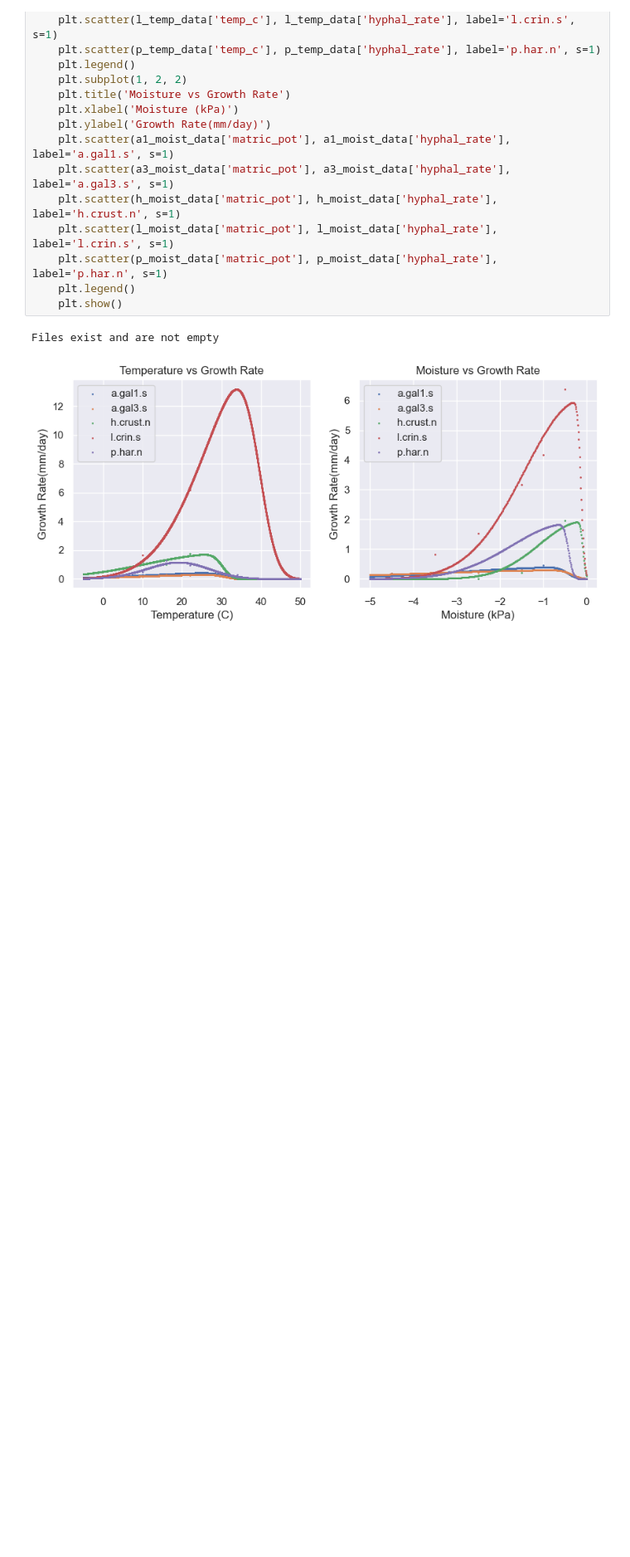
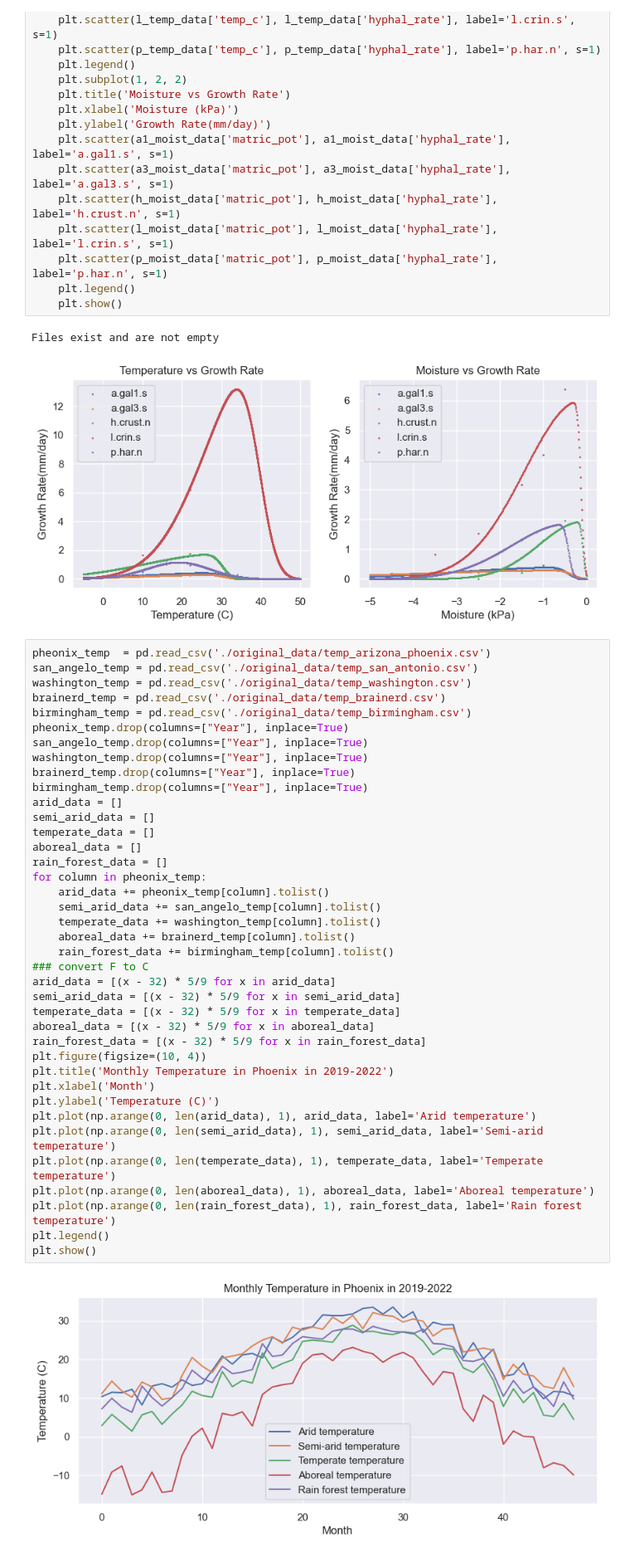
Before and after one commit to SILENT-GUO/MCM_works, a Jupyter notebook: 2021TaskA/dataPreProcessing.ipynb, the cells around one changed output. Shown at 83% size. Saved outputs shown, nothing was run; the diff lists cells and outputs as text; blank space fills up the shorter version.

```diff
--- a/2021TaskA/dataPreProcessing.ipynb
+++ b/2021TaskA/dataPreProcessing.ipynb
@@ -156,3 +156,44 @@ else:
 # %% [output]
 Files exist and are not empty
 [figure]
+# %%
+pheonix_temp  = pd.read_csv('./original_data/temp_arizona_phoenix.csv')
+san_angelo_temp = pd.read_csv('./original_data/temp_san_antonio.csv')
+washington_temp = pd.read_csv('./original_data/temp_washington.csv')
+brainerd_temp = pd.read_csv('./original_data/temp_brainerd.csv')
+birmingham_temp = pd.read_csv('./original_data/temp_birmingham.csv')
+pheonix_temp.drop(columns=["Year"], inplace=True)
+san_angelo_temp.drop(columns=["Year"], inplace=True)
+washington_temp.drop(columns=["Year"], inplace=True)
+brainerd_temp.drop(columns=["Year"], inplace=True)
+birmingham_temp.drop(columns=["Year"], inplace=True)
+arid_data = []
+semi_arid_data = []
+temperate_data = []
+aboreal_data = []
+rain_forest_data = []
+for column in pheonix_temp:
+    arid_data += pheonix_temp[column].tolist()
+    semi_arid_data += san_angelo_temp[column].tolist()
+    temperate_data += washington_temp[column].tolist()
+    aboreal_data += brainerd_temp[column].tolist()
+    rain_forest_data += birmingham_temp[column].tolist()
+### convert F to C
+arid_data = [(x - 32) * 5/9 for x in arid_data]
+semi_arid_data = [(x - 32) * 5/9 for x in semi_arid_data]
+temperate_data = [(x - 32) * 5/9 for x in temperate_data]
+aboreal_data = [(x - 32) * 5/9 for x in aboreal_data]
+rain_forest_data = [(x - 32) * 5/9 for x in rain_forest_data]
+plt.figure(figsize=(10, 4))
+plt.title('Monthly Temperature in Phoenix in 2019-2022')
+plt.xlabel('Month')
+plt.ylabel('Temperature (C)')
+plt.plot(np.arange(0, len(arid_data), 1), arid_data, label='Arid temperature')
+plt.plot(np.arange(0, len(semi_arid_data), 1), semi_arid_data, label='Semi-arid temperature')
+plt.plot(np.arange(0, len(temperate_data), 1), temperate_data, label='Temperate temperature')
+plt.plot(np.arange(0, len(aboreal_data), 1), aboreal_data, label='Aboreal temperature')
+plt.plot(np.arange(0, len(rain_forest_data), 1), rain_forest_data, label='Rain forest temperature')
+plt.legend()
+plt.show()
+# %% [output]
+[figure, added]
```
Also changed, not shown: 6 other files.
